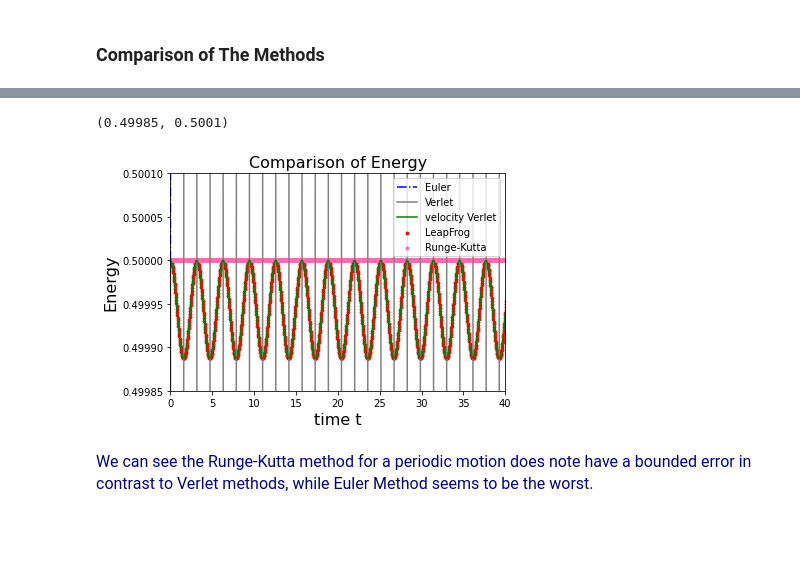
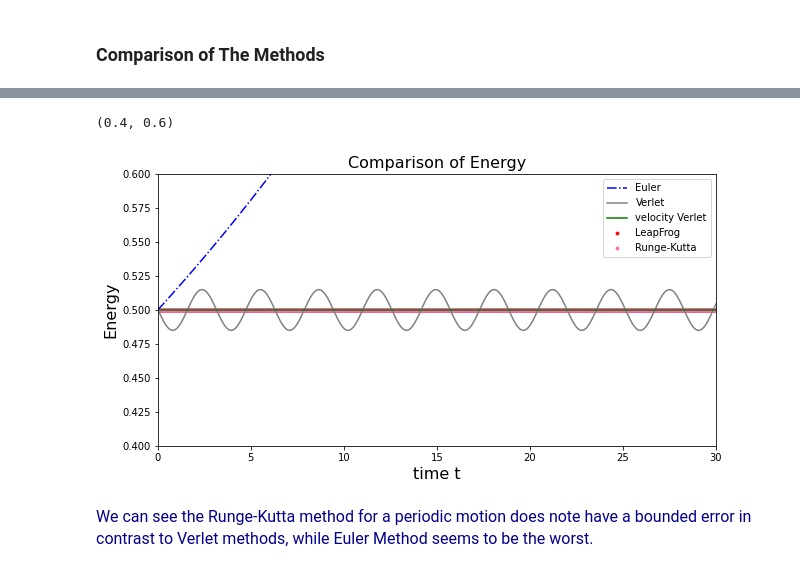
Before and after one commit to hylu666/hku-physics4150, a Jupyter notebook: Solving_Differential_Equations/Differential_Equations_1_Methods.ipynb, the cells around one changed output, grey strips where cells are left out. Drawn from its saved outputs; the diff is of its cells as text; code cells hidden in the pictures; blank space fills up the shorter version.

```diff
--- a/Solving_Differential_Equations/Differential_Equations_1_Methods.ipynb
+++ b/Solving_Differential_Equations/Differential_Equations_1_Methods.ipynb
@@ -226,18 +245,19 @@ plt.ylim(-1.5,2)
 # %%
 #energy plot
+plt.figure(figsize=(10,5))
 plt.plot(t_Eu,E_Eu,'-.',c='b',label='Euler')
-plt.plot(t_vv,E_v,color='gray',label='Verlet')
-plt.plot(t_vv,E_vv,color='green',label='velocity Verlet')
-plt.scatter(t_vv,E_lf,s=8,color='red',label='LeapFrog')
+plt.plot(t_v,E_v,color='gray',label='Verlet')
+plt.plot(t_v,E_vv,color='green',label='velocity Verlet')
+plt.scatter(t_v,E_lf,s=8,color='red',label='LeapFrog')
 plt.scatter(t_rk,E_rk,color='hotpink',s=8,label='Runge-Kutta')
 plt.legend()
 plt.xlabel('time t',size=16)
 plt.ylabel('Energy',size=16)
 plt.title('Comparison of Energy',size=16)
-plt.xlim(0,40)
-plt.ylim(0.49985,0.5001)
+plt.xlim(0,30)
+plt.ylim(0.4,0.6)
 # %% [output]
-(0.49985, 0.5001)
+(0.4, 0.6)
-[figure, old version]
+[figure, new version]
 # %% [markdown]
 <font  face=Times color=darkblue size=3> We can see the Runge-Kutta method for a periodic motion does note have a bounded error in contrast to Verlet methods, while Euler Method seems to be the worst.
```
Also changed, not shown: parts of 3 cells of this notebook.
